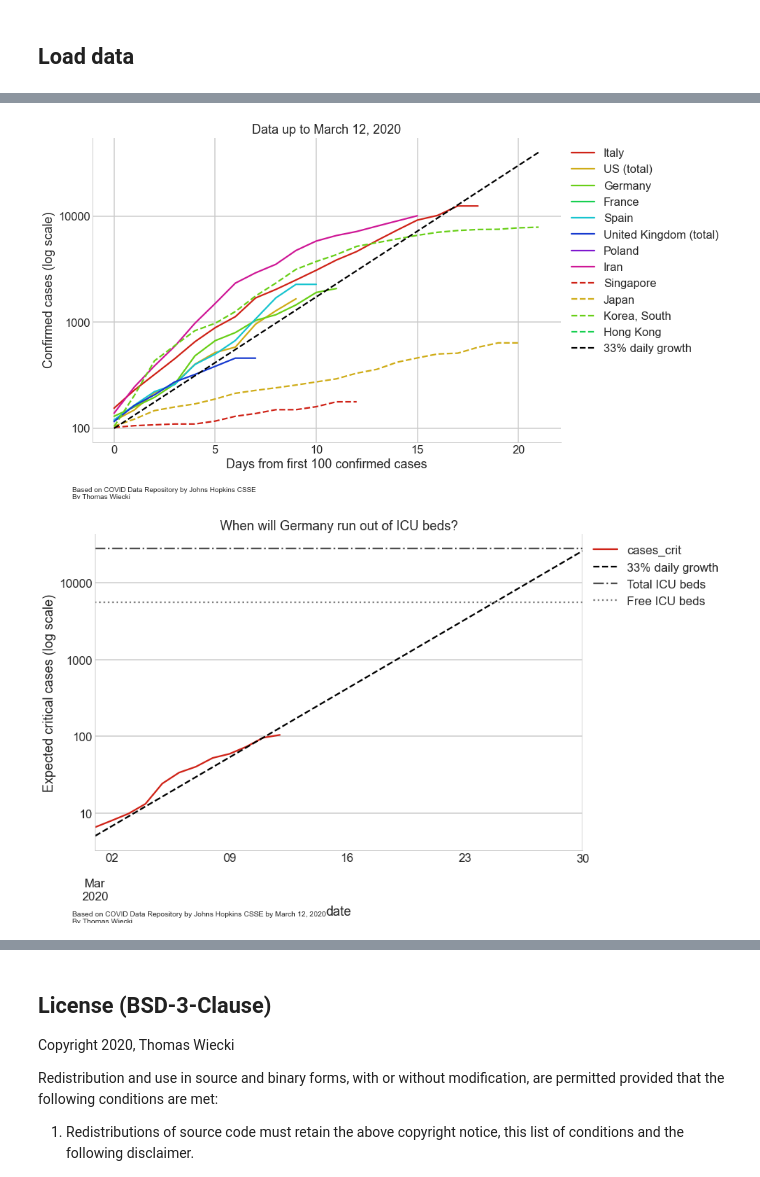
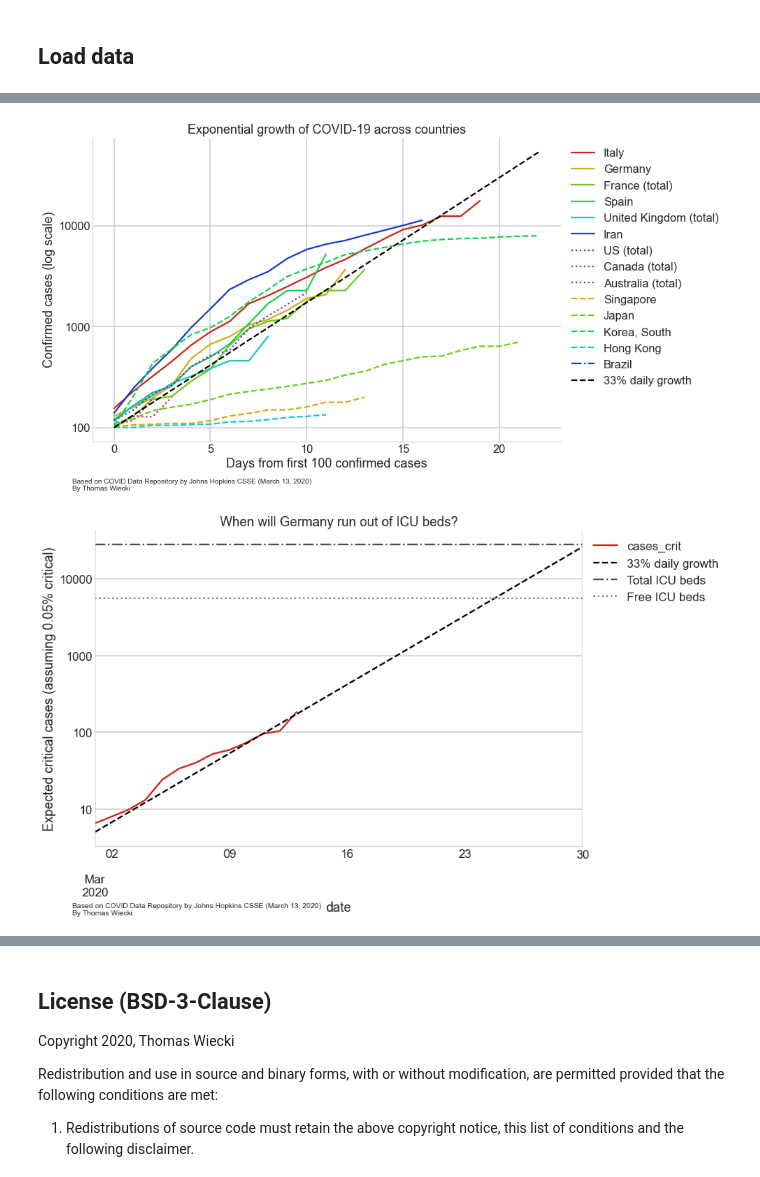
Before and after one commit to twiecki/covid19, a Jupyter notebook: covid19_growth.ipynb, the cells around one changed output, grey strips where cells are left out. Saved outputs shown, nothing was run; the diff lists cells and outputs as text; code cells hidden in the pictures.

```diff
--- a/covid19_growth.ipynb
+++ b/covid19_growth.ipynb
@@ -100,59 +93,63 @@ array(['Thailand', 'Japan', 'Singapore', 'Nepal', 'Malaysia', 'Cambodia',
-# %%
-def plot_countries(df, countries, min_cases=100, ls='-', col='cases'):
-    for country in countries:
-        (df.loc[(df.country == country) & (df.cases >= min_cases)]
-         .reset_index()[col]
-         .plot(label=country, ls=ls)
-        )
+# %%
+european_countries = ['Italy', 'Germany', 'France (total)', 'Spain', 'United Kingdom (total)',
+                      'Iran']
+large_engl_countries = ['US (total)', 'Canada (total)', 'Australia (total)']
+asian_countries = ['Singapore', 'Japan', 'Korea, South', 'Hong Kong']
+south_american_countries = ['Argentina', 'Brazil', 'Colombia', 'Chile']
+
+country_groups = [european_countries, large_engl_countries, asian_countries, south_american_countries]
+line_styles = ['-', ':', '--', '-.']
 # %%
+def plot_countries(df, countries, min_cases=100, ls='-', col='cases'):
+    for country in countries:
+        df_country = df.loc[(df.country == country) & (df.cases >= min_cases)]
+        if len(df_country) == 0:
+            continue
+        df_country.reset_index()[col].plot(label=country, ls=ls)
+
 sns.set_palette(sns.hls_palette(8, l=.45, s=.8)) # 8 countries max
 fig, ax = plt.subplots(figsize=(12, 8))
 
-countries = ['Italy', 'US (total)', 'Germany', 'France', 'Spain', 'United Kingdom (total)',
-             'Poland', 'Iran']
-plot_countries(df_confirmed, countries)
-
-asian_countries = ['Singapore', 'Japan', 'Korea, South', 'Hong Kong']
-plot_countries(df_confirmed, asian_countries, ls='--')
+for countries, ls in zip(country_groups, line_styles):
+    plot_countries(df_confirmed, countries, ls=ls)
 
 x = np.linspace(0, plt.xlim()[1] - 1)
-plt.plot(x, 100 * (1.33) ** x, ls='--', color='k', label='33% daily growth')
+ax.plot(x, 100 * (1.33) ** x, ls='--', color='k', label='33% daily growth')
 
-plt.yscale('log');
-plt.title('Data up to {}'.format(df_confirmed.index.max().strftime('%B %d, %Y')))
-plt.xlabel('Days from first 100 confirmed cases')
-plt.ylabel('Confirmed cases (log scale)')
+ax.set(yscale='log',
+       title='Exponential growth of COVID-19 across countries',
+       xlabel='Days from first 100 confirmed cases',
+       ylabel='Confirmed cases (log scale)')
 ax.get_yaxis().set_major_formatter(matplotlib.ticker.ScalarFormatter())
-plt.legend(bbox_to_anchor=(1.0, 1.0))
-sns.despine()
-plt.annotate('Based on COVID Data Repository by Johns Hopkins CSSE\nBy Thomas Wiecki',
-             (0.05, 0.0), xycoords='figure fraction', fontsize=10);
+ax.legend(bbox_to_anchor=(1.0, 1.0))
+ax.annotate(**annotate_kwargs)
+sns.despine();
 # %% [output]
-[figure, old version]
+[figure, new version]
 # %%
 sns.set_palette(sns.hls_palette(8, l=.45, s=.8)) # 8 countries max
 fig, ax = plt.subplots(figsize=(12, 8))
 
-# 28000 intensiv, 80% belegt
-icu_germany = 28000 #* .2
+# 28000 ICU beds total, 80% occupied
+icu_germany = 28000
+icu_germany_free = .2
 
 df_tmp = df_confirmed.loc[lambda x: (x.country == 'Germany') & (x.cases > 100)].cases_crit
 df_tmp.plot(ax=ax)
 
 x = np.linspace(0, 30, 30)
 pd.Series(index=pd.date_range(df_tmp.index[0], periods=30),
-          data=100*p_crit * (1.33) ** x).plot(ls='--', color='k', label='33% daily growth')
+          data=100*p_crit * (1.33) ** x).plot(ax=ax,ls='--', color='k', label='33% daily growth')
 
-plt.axhline(icu_germany, color='.3', ls='-.', label='Total ICU beds')
-plt.axhline(icu_germany * .2, color='.5', ls=':', label='Free ICU beds')
-plt.yscale('log');
-plt.title('When will Germany run out of ICU beds?')
-#plt.xlabel('Days from first 100 confirmed cases')
-plt.ylabel('Expected critical cases (log scale)')
+ax.axhline(icu_germany, color='.3', ls='-.', label='Total ICU beds')
+ax.axhline(icu_germany * icu_germany_free, color='.5', ls=':', label='Free ICU beds')
+ax.set(yscale='log',
+       title='When will Germany run out of ICU beds?',
+       ylabel='Expected critical cases (assuming {:.2f}% critical)'.format(p_crit),
+)
 ax.get_yaxis().set_major_formatter(matplotlib.ticker.ScalarFormatter())
-plt.legend(bbox_to_anchor=(1.0, 1.0))
+ax.legend(bbox_to_anchor=(1.0, 1.0))
 sns.despine()
-plt.annotate('Based on COVID Data Repository by Johns Hopkins CSSE by {}\nBy Thomas Wiecki'.format(df_confirmed.index.max().strftime('%B %d, %Y')),
-             (0.05, 0.0), xycoords='figure fraction', fontsize=10);
+ax.annotate(**annotate_kwargs);
 # %% [output]
-[figure, old version]
+[figure, new version]
```
Also changed, not shown: parts of 5 cells of this notebook.
